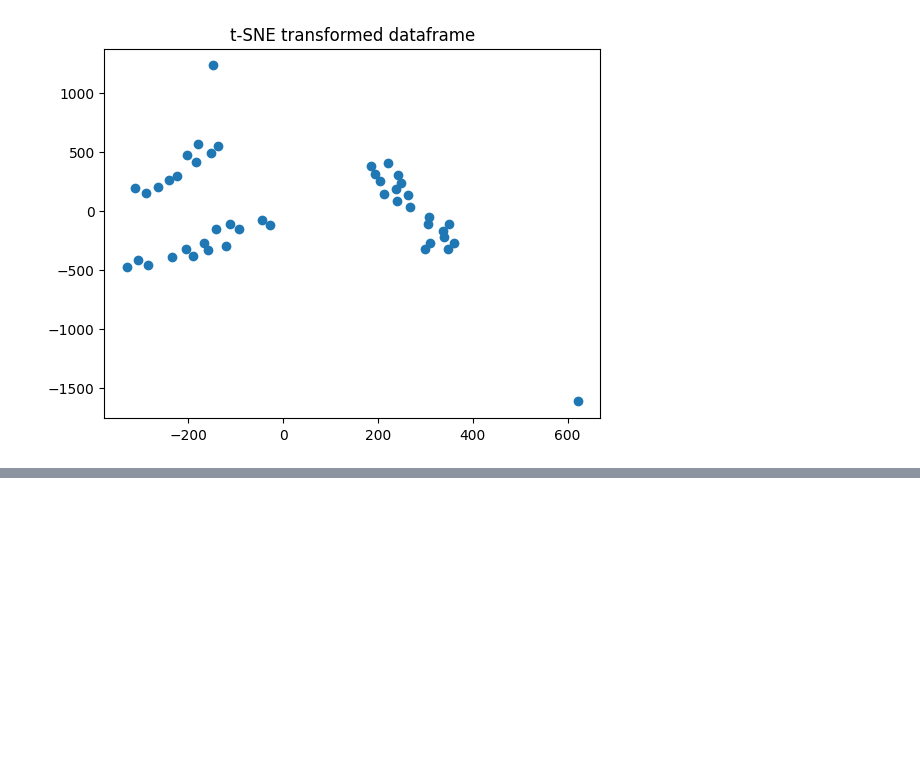
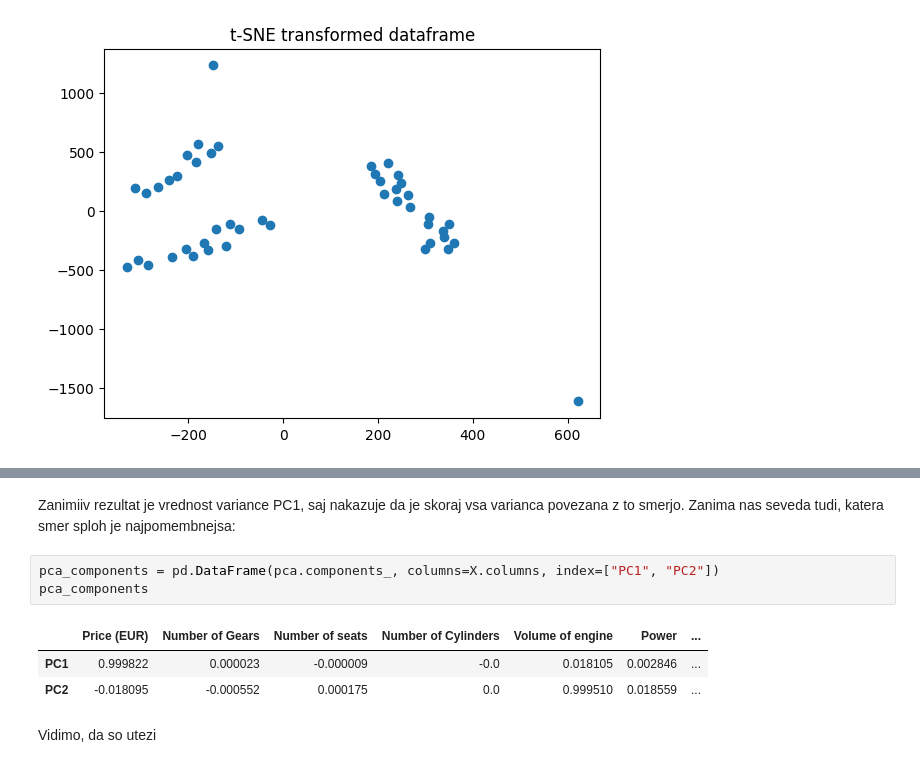
Before and after one commit to urbancluka/UVP-Projektna-naloga, a Jupyter notebook: analiza.ipynb, the cells around one changed output, grey strips where cells are left out. Drawn from its saved outputs; the diff is of its cells as text; blank space fills up the shorter version.

```diff
--- a/analiza.ipynb
+++ b/analiza.ipynb
@@ -478,0 +493,11 @@ Tukaj se splaca igrati tudi z barvanjem tock, z vrednostjo `perplexity` in ostal
+# %% [markdown]
+Zanimiiv rezultat je vrednost variance PC1, saj nakazuje da je skoraj vsa varianca povezana z to smerjo. Zanima nas seveda tudi, katera smer sploh je najpomembnejsa:
+# %%
+pca_components = pd.DataFrame(pca.components_, columns=X.columns, index=["PC1", "PC2"])
+pca_components
+# %% [output]
+|  | Price (EUR) | Number of Gears | Number of seats | Number of Cylinders | Volume of engine | Power | ... |
+| PC1 | 0.999822 | 0.000023 | -0.000009 | -0.0 | 0.018105 | 0.002846 | ... |
+| PC2 | -0.018095 | -0.000552 | 0.000175 | 0.0 | 0.999510 | 0.018559 | ... |
+# %% [markdown]
+Vidimo, da so utezi
```
Also changed, not shown: parts of 3 cells of this notebook.
